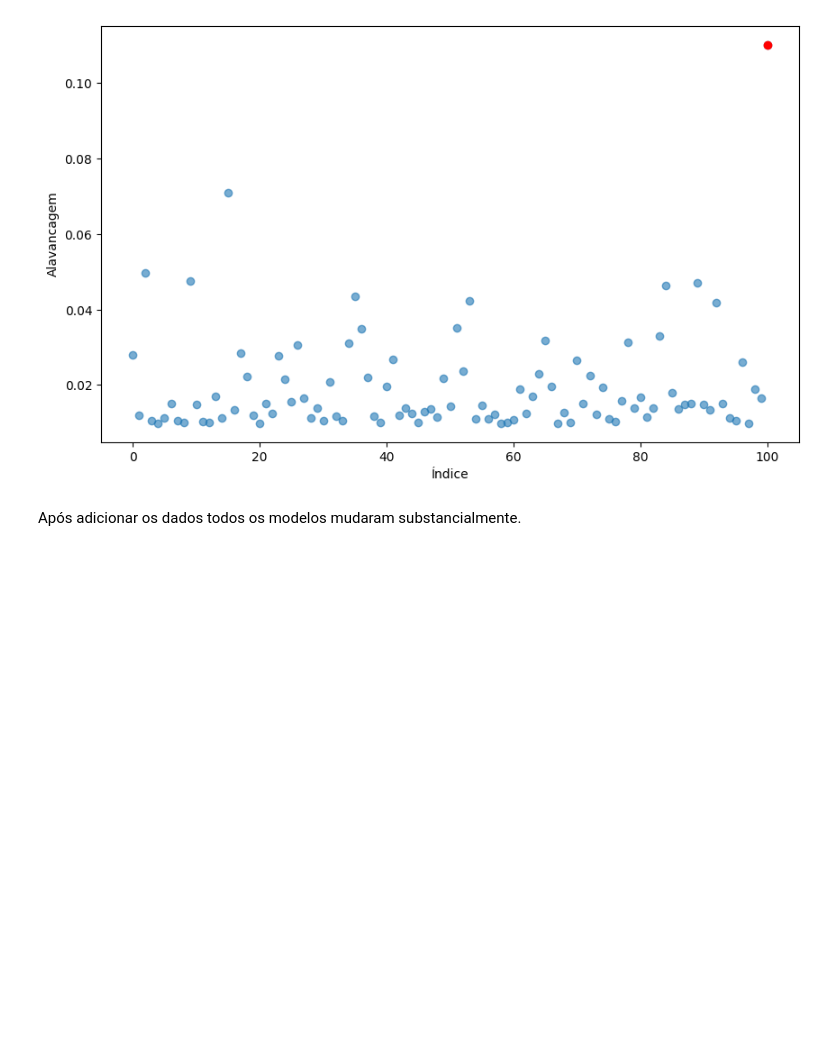
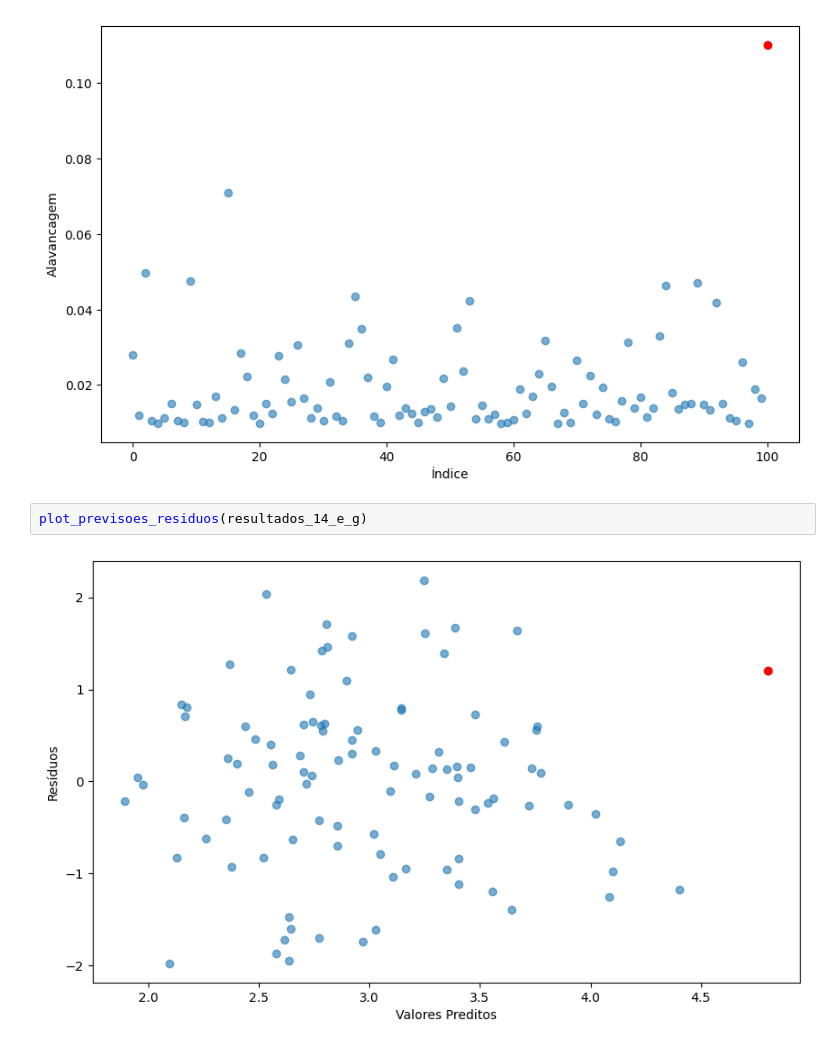
Before and after one commit to oliveira-silva-lucas/ISLP, a Jupyter notebook: Cap_03_Linear_Regression/Exercises/ex_cap_03_simulated_data.ipynb, the cells around one changed output. Saved outputs shown, nothing was run; the diff lists cells and outputs as text; blank space fills up the shorter version.

```diff
--- a/Cap_03_Linear_Regression/Exercises/ex_cap_03_simulated_data.ipynb
+++ b/Cap_03_Linear_Regression/Exercises/ex_cap_03_simulated_data.ipynb
@@ -682,5 +698,7 @@ std err      0.151  0.5240
 t           15.088  6.0080
 P>|t|        0.000  0.0000
 [figure]
-# %% [markdown]
-Após adicionar os dados todos os modelos mudaram substancialmente.
+# %%
+plot_previsoes_residuos(resultados_14_e_g)
+# %% [output]
+[figure, added]
```
Also changed, not shown: parts of 7 cells of this notebook.
